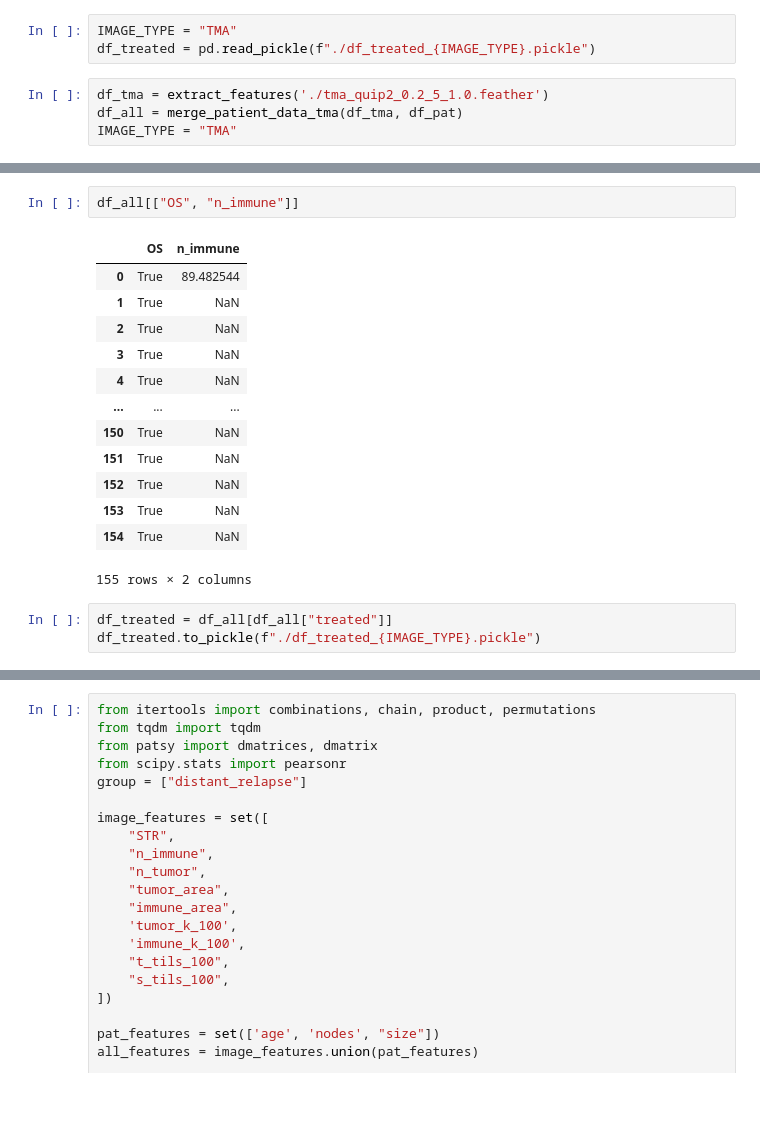
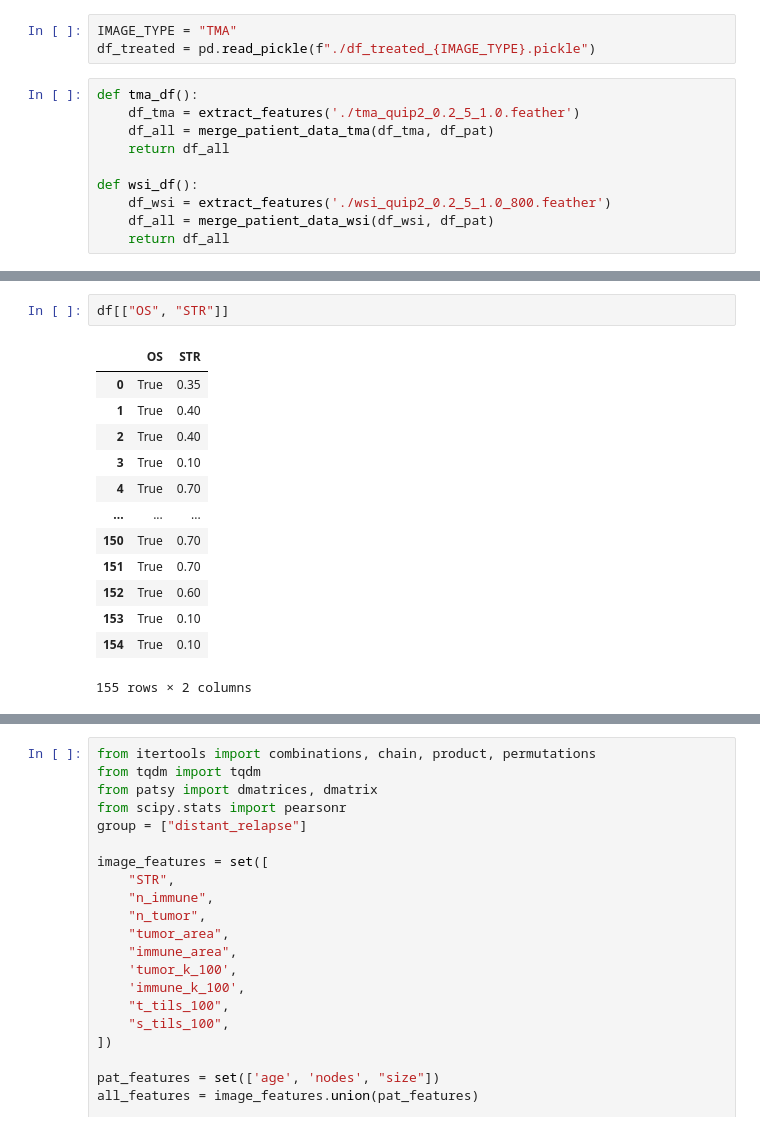
Before and after one commit to karvla/histosnet, a Jupyter notebook: notebooks/tils-project.ipynb, the cells around one changed output, grey strips where cells are left out. Cells and saved outputs as stored; diff of their text form; blank space fills up the shorter version.

```diff
--- a/notebooks/tils-project.ipynb
+++ b/notebooks/tils-project.ipynb
@@ -122,6 +105,12 @@ def merge_patient_data_tma(df_tma, df_pat):
 IMAGE_TYPE = "TMA"
 df_treated = pd.read_pickle(f"./df_treated_{IMAGE_TYPE}.pickle")
 # %%
-df_tma = extract_features('./tma_quip2_0.2_5_1.0.feather')
-df_all = merge_patient_data_tma(df_tma, df_pat)
-IMAGE_TYPE = "TMA"
+def tma_df():
+    df_tma = extract_features('./tma_quip2_0.2_5_1.0.feather')
+    df_all = merge_patient_data_tma(df_tma, df_pat)
+    return df_all
+
+def wsi_df():
+    df_wsi = extract_features('./wsi_quip2_0.2_5_1.0_800.feather')
+    df_all = merge_patient_data_wsi(df_wsi, df_pat)
+    return df_all
@@ -147,22 +149,19 @@ Name: DRFI, dtype: int64
-# %%
-df_all[["OS", "n_immune"]]
-# %% [output]
-|  | OS | n_immune |
-| 0 | True | 89.482544 |
-| 1 | True | NaN |
-| 2 | True | NaN |
-| 3 | True | NaN |
-| 4 | True | NaN |
-| ... | ... | ... |
-| 150 | True | NaN |
-| 151 | True | NaN |
-| 152 | True | NaN |
-| 153 | True | NaN |
-| 154 | True | NaN |
-155 rows × 2 columns
-# %%
-df_treated = df_all[df_all["treated"]]
-df_treated.to_pickle(f"./df_treated_{IMAGE_TYPE}.pickle")
+# %%
+df[["OS", "STR"]]
+# %% [output]
+|  | OS | STR |
+| 0 | True | 0.35 |
+| 1 | True | 0.40 |
+| 2 | True | 0.40 |
+| 3 | True | 0.10 |
+| 4 | True | 0.70 |
+| ... | ... | ... |
+| 150 | True | 0.70 |
+| 151 | True | 0.70 |
+| 152 | True | 0.60 |
+| 153 | True | 0.10 |
+| 154 | True | 0.10 |
+155 rows × 2 columns
 # %%
 import statsmodels.api as sm
 from numpy import mean
```
Also changed, not shown: parts of 13 cells of this notebook.
